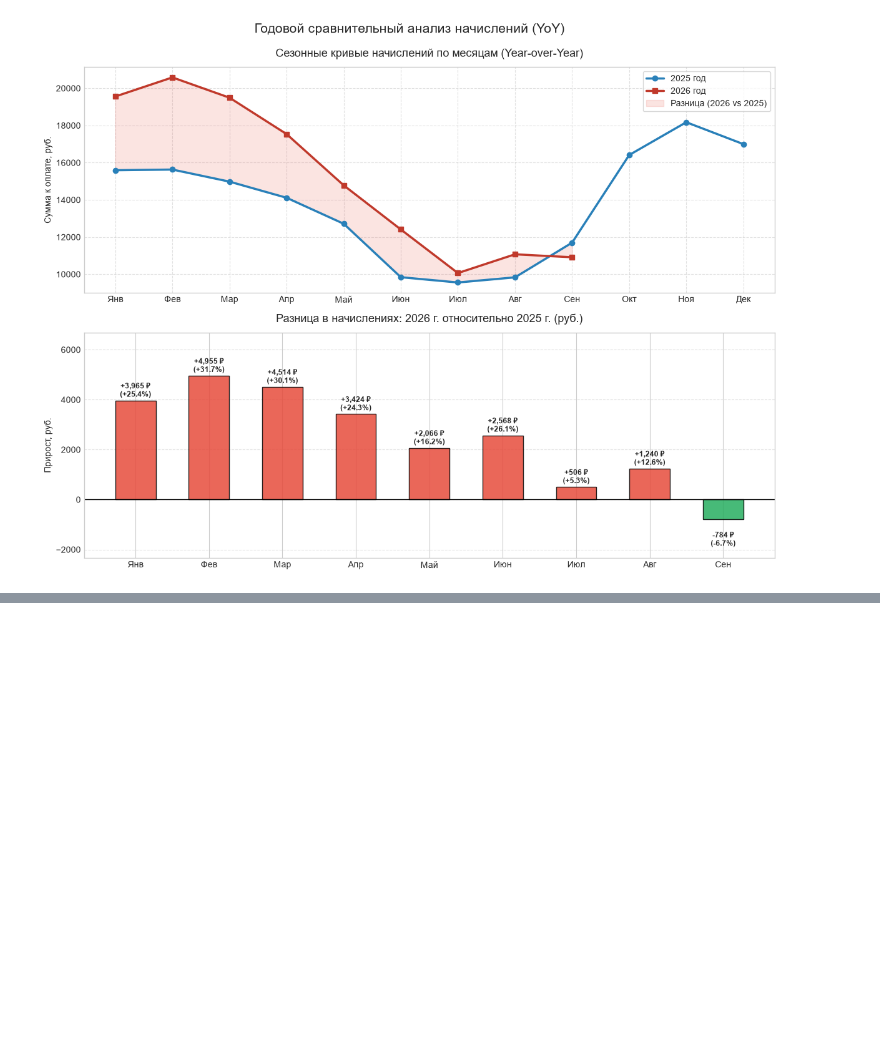
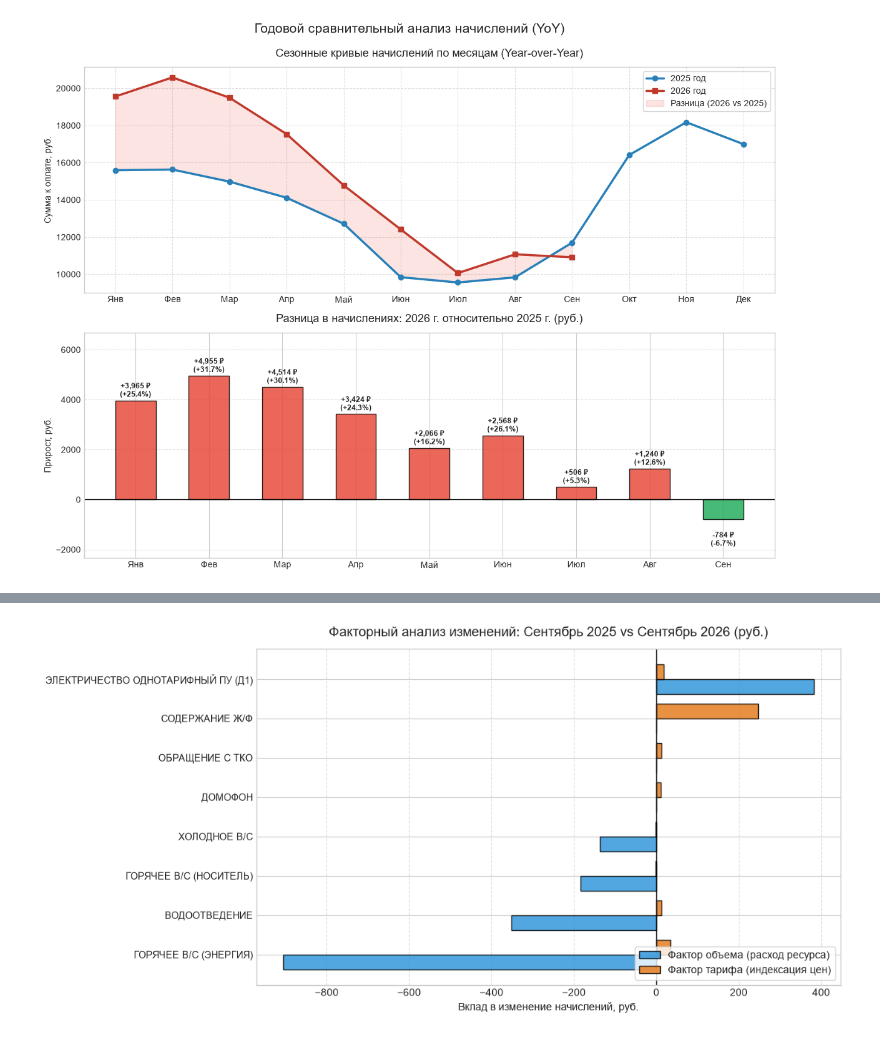
Before and after one commit to mbegma/pdf_table_parcer, a Jupyter notebook: notebooks/receipts_analytics.ipynb, the cells around one changed output, grey strips where cells are left out. Saved outputs shown, nothing was run; the diff lists cells and outputs as text; code cells hidden in the pictures; blank space fills up the shorter version.

```diff
--- a/notebooks/receipts_analytics.ipynb
+++ b/notebooks/receipts_analytics.ipynb
@@ -637,0 +741,67 @@ else:
+# %%
+query_factor = """
+SELECT
+    sc.service_name,
+    MAX(CASE WHEN r.year = 2025 THEN sc.volume END) AS v0,
+    MAX(CASE WHEN r.year = 2025 THEN sc.tariff END) AS t0,
+    MAX(CASE WHEN r.year = 2025 THEN sc.billed_amount END) AS b0,
+    MAX(CASE WHEN r.year = 2026 THEN sc.volume END) AS v1,
+    MAX(CASE WHEN r.year = 2026 THEN sc.tariff END) AS t1,
+    MAX(CASE WHEN r.year = 2026 THEN sc.billed_amount END) AS b1
+FROM service_charges sc
+JOIN receipts r ON sc.receipt_id = r.id
+WHERE r.month = 9
+GROUP BY sc.service_name
+HAVING b0 IS NOT NULL AND b1 IS NOT NULL AND (b0 > 0 OR b1 > 0)
+ORDER BY b1 DESC;
+"""
+
+if HAS_PLOT_LIBS:
+    df_fact = pd.read_sql_query(query_factor, conn)
+
+    # Заполняем пропуски нулями
+    for col in ['v0', 't0', 'b0', 'v1', 't1', 'b1']:
+        df_fact[col] = df_fact[col].fillna(0.0)
+
+    df_fact['Итого_Дельта_руб'] = (df_fact['b1'] - df_fact['b0']).round(2)
+    # Расчет эффектов
+    df_fact['Эффект_Объема_руб'] = ((df_fact['v1'] - df_fact['v0']) * df_fact['t0']).round(2)
+    df_fact['Эффект_Тарифа_руб'] = (df_fact['v1'] * (df_fact['t1'] - df_fact['t0'])).round(2)
+
+    # Таблица результатов
+    cols_show = ['service_name', 'b0', 'b1', 'Итого_Дельта_руб', 'Эффект_Объема_руб', 'Эффект_Тарифа_руб']
+    df_display_fact = df_fact[cols_show].rename(columns={
+        'service_name': 'Услуга',
+        'b0': 'Сен 2025, руб.',
+        'b1': 'Сен 2026, руб.',
+        'Итого_Дельта_руб': 'Общее изменение, руб.',
+        'Эффект_Объема_руб': 'Фактор объема, руб.',
+        'Эффект_Тарифа_руб': 'Фактор тарифа, руб.'
+    })
+    display(df_display_fact)
+
+    # Визуализация факторов для услуг с заметным изменением (> 5 руб.)
+    df_plot = df_fact[df_fact['Итого_Дельта_руб'].abs() > 5.0].sort_values('Итого_Дельта_руб')
+
+    fig, ax = plt.subplots(figsize=(11, 5.5))
+    y_pos = range(len(df_plot))
+    height = 0.38
+
+    b1 = ax.barh([y - height/2 for y in y_pos], df_plot['Эффект_Объема_руб'],
+                 height=height, color='#3498db', alpha=0.85, label='Фактор объема (расход ресурса)', edgecolor='black')
+    b2 = ax.barh([y + height/2 for y in y_pos], df_plot['Эффект_Тарифа_руб'],
+                 height=height, color='#e67e22', alpha=0.85, label='Фактор тарифа (индексация цен)', edgecolor='black')
+
+    ax.axvline(0, color='black', linewidth=1, linestyle='-')
+    ax.set_yticks(y_pos)
+    ax.set_yticklabels(df_plot['service_name'], fontsize=9.5)
+    ax.set_title("Факторный анализ изменений: Сентябрь 2025 vs Сентябрь 2026 (руб.)", fontsize=13, pad=12)
+    ax.set_xlabel("Вклад в изменение начислений, руб.")
+    ax.grid(axis='x', linestyle="--", alpha=0.6)
+    ax.legend(loc="lower right", frameon=True)
+    plt.tight_layout()
+    plt.show()
+else:
+    for r in conn.execute(query_factor):
+        print(dict(r))
+# %% [output]
@@ -637,0 +823 @@ else:
+[figure, added]
```
Also changed, not shown: parts of 7 cells of this notebook.
